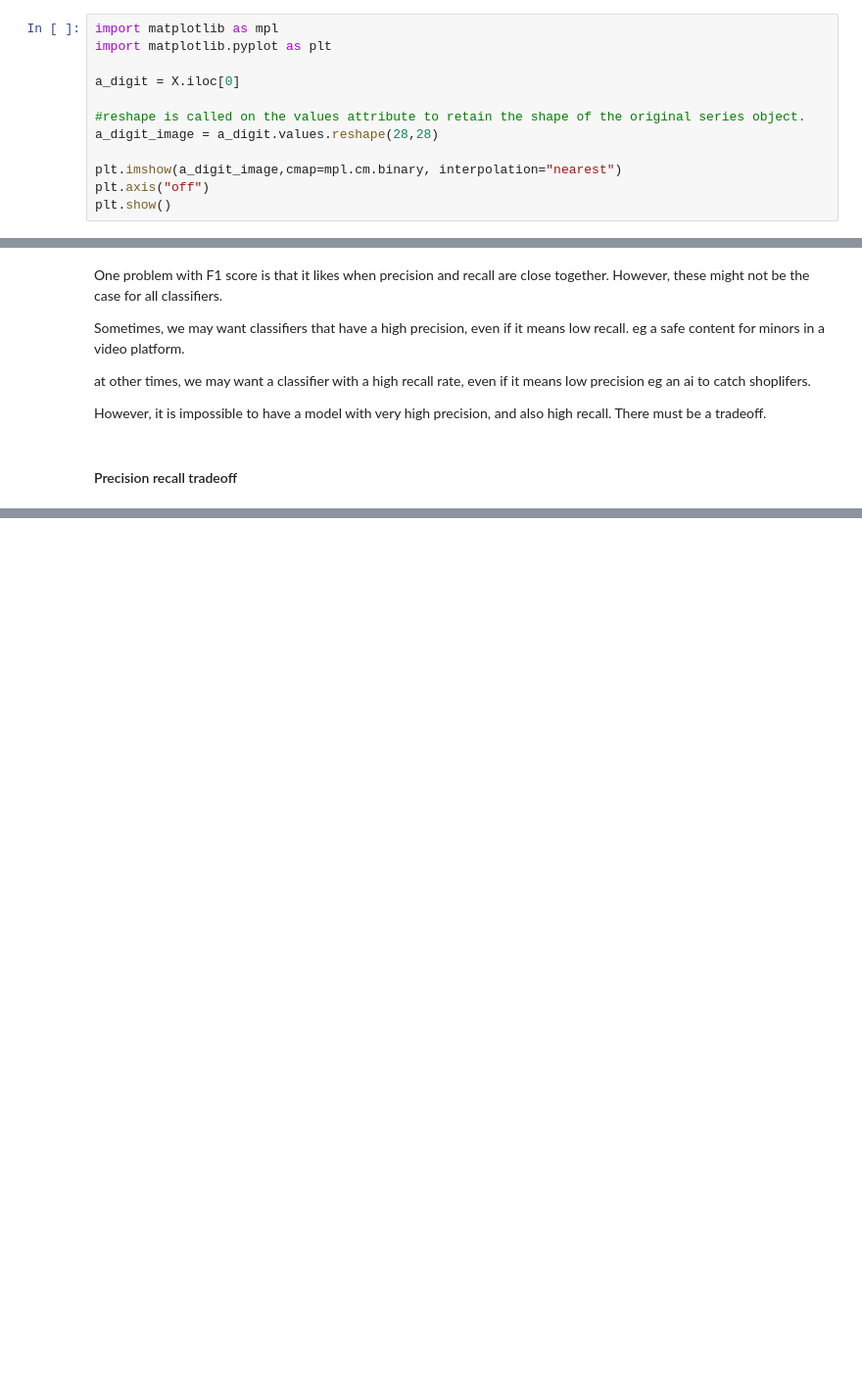
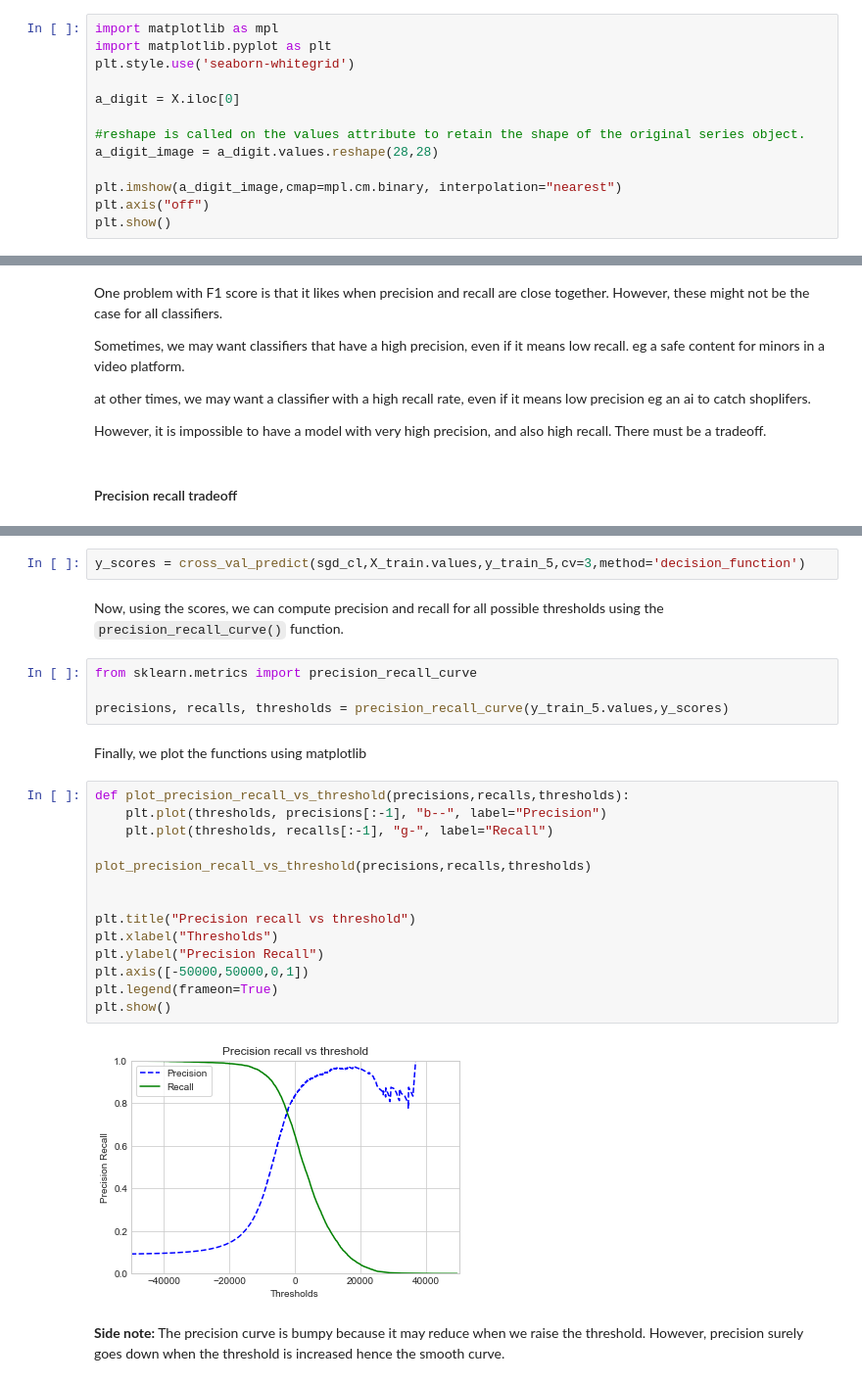
Before and after one commit to craemcode/E2EML, a Jupyter notebook: classif.ipynb, the cells around one changed output, grey strips where cells are left out. Shown at 98% size. Saved outputs shown, nothing was run; the diff lists cells and outputs as text; blank space fills up the shorter version.

```diff
--- a/classif.ipynb
+++ b/classif.ipynb
@@ -36,6 +36,7 @@ To create an image, you have to grab the instance's feature vector, reshape it i
 # %%
 import matplotlib as mpl
 import matplotlib.pyplot as plt
+plt.style.use('seaborn-whitegrid')
 
 a_digit = X.iloc[0]
 
@@ -193,0 +237,28 @@ However, it is impossible to have a model with very high precision, and also hig
+# %%
+y_scores = cross_val_predict(sgd_cl,X_train.values,y_train_5,cv=3,method='decision_function')
+# %% [markdown]
+Now, using the scores, we can compute precision and recall for all possible thresholds using the <code>precision_recall_curve()</code> function.
+# %%
+from sklearn.metrics import precision_recall_curve
+
+precisions, recalls, thresholds = precision_recall_curve(y_train_5.values,y_scores)
+# %% [markdown]
+Finally, we plot the functions using matplotlib
+# %%
+def plot_precision_recall_vs_threshold(precisions,recalls,thresholds):
+    plt.plot(thresholds, precisions[:-1], "b--", label="Precision")
+    plt.plot(thresholds, recalls[:-1], "g-", label="Recall")
+
+plot_precision_recall_vs_threshold(precisions,recalls,thresholds)
+
+
+plt.title("Precision recall vs threshold")
+plt.xlabel("Thresholds")
+plt.ylabel("Precision Recall")
+plt.axis([-50000,50000,0,1])
+plt.legend(frameon=True)
+plt.show()
+# %% [output]
+[figure, added]
+# %% [markdown]
+<strong>Side note:</strong> The precision curve is bumpy because it may reduce when we raise the threshold. However, precision surely goes down when the threshold is increased hence the smooth curve.
```
Also changed, not shown: parts of 18 cells of this notebook.
